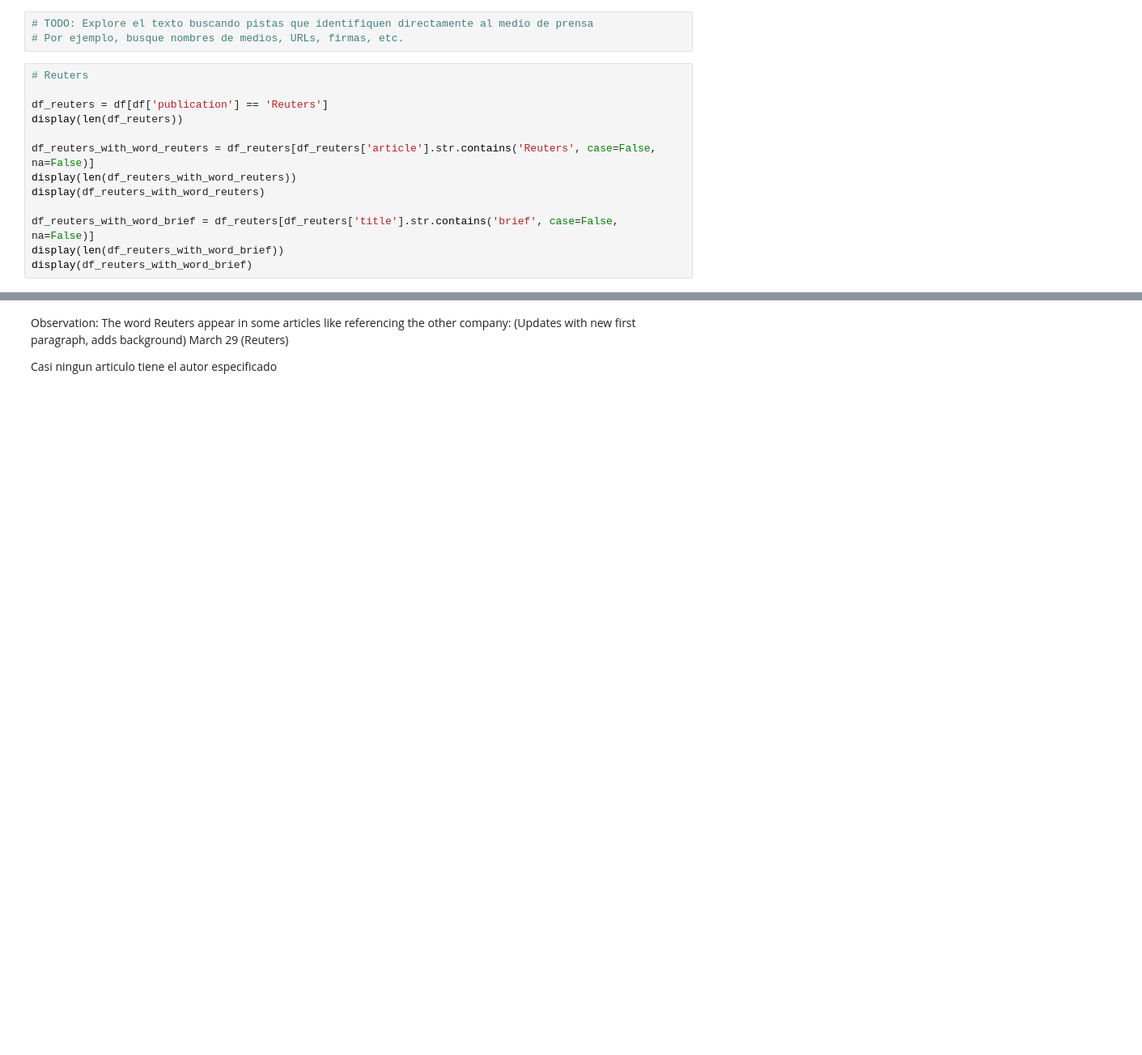
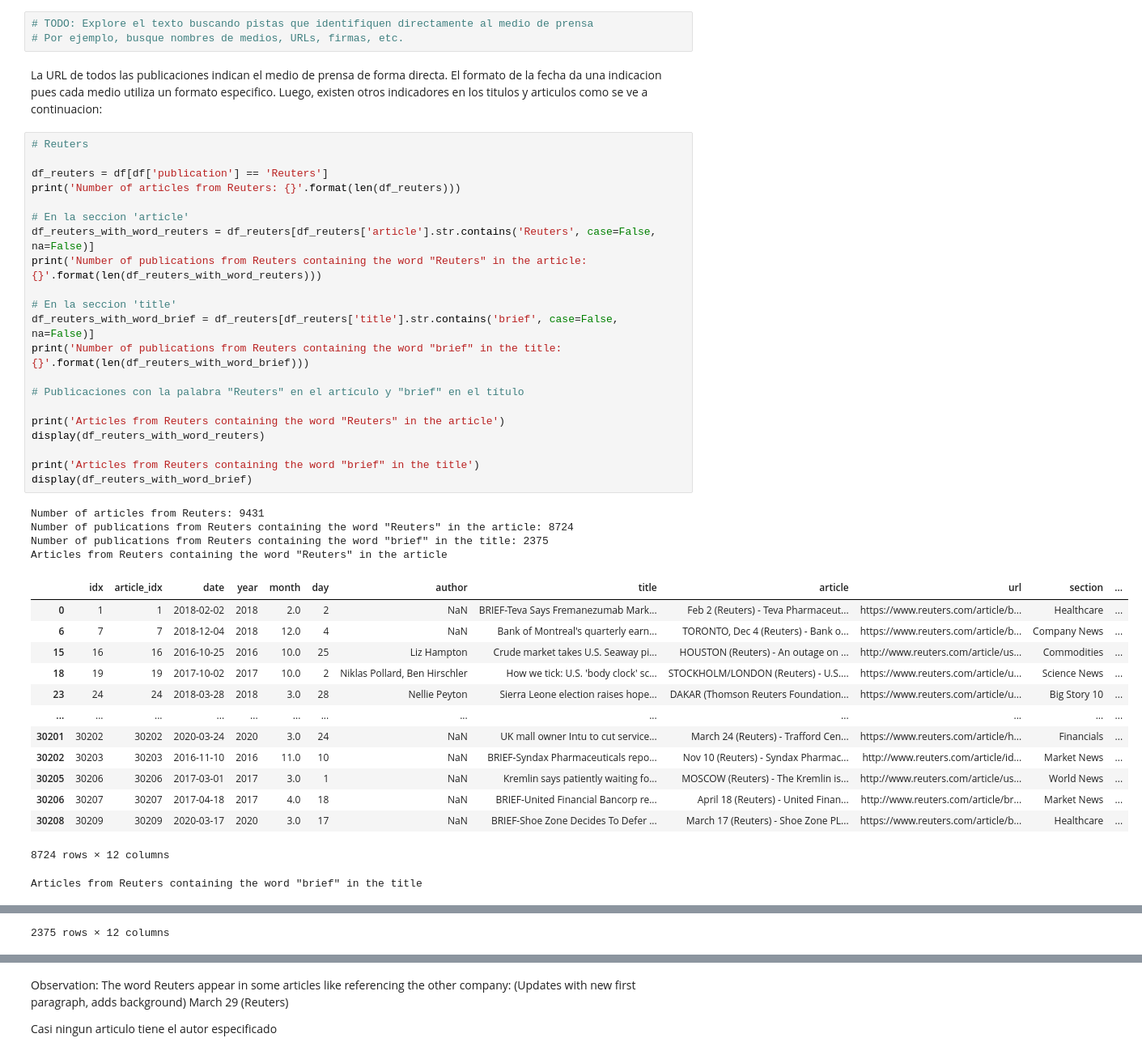
Before and after one commit to trujimat/Tarea-1-Introduccion-Ciencia-de-datos, a Jupyter notebook: Tarea1.ipynb, the cells around one changed output, grey strips where cells are left out. Shown at 81% size. Saved outputs shown, nothing was run; the diff lists cells and outputs as text; blank space fills up the shorter version.

```diff
--- a/Tarea1.ipynb
+++ b/Tarea1.ipynb
@@ -149,16 +242,47 @@ En caso de encontrarlas, comente si considera conveniente eliminarlas o reducir
 # %%
 # TODO: Explore el texto buscando pistas que identifiquen directamente al medio de prensa
 # Por ejemplo, busque nombres de medios, URLs, firmas, etc.
+# %% [markdown]
+La URL de todos las publicaciones indican el medio de prensa de forma directa.
+El formato de la fecha da una indicacion pues cada medio utiliza un formato especifico.
+Luego, existen otros indicadores en los titulos y articulos como se ve a continuacion:
 # %%
 # Reuters
 
 df_reuters = df[df['publication'] == 'Reuters']
-display(len(df_reuters))
+print('Number of articles from Reuters: {}'.format(len(df_reuters)))
 
+# En la seccion 'article'
 df_reuters_with_word_reuters = df_reuters[df_reuters['article'].str.contains('Reuters', case=False, na=False)]
-display(len(df_reuters_with_word_reuters))
+print('Number of publications from Reuters containing the word "Reuters" in the article: {}'.format(len(df_reuters_with_word_reuters)))
+
+# En la seccion 'title'
+df_reuters_with_word_brief = df_reuters[df_reuters['title'].str.contains('brief', case=False, na=False)]
+print('Number of publications from Reuters containing the word "brief" in the title: {}'.format(len(df_reuters_with_word_brief)))
+
+# Publicaciones con la palabra "Reuters" en el artículo y "brief" en el título
+
+print('Articles from Reuters containing the word "Reuters" in the article')
 display(df_reuters_with_word_reuters)
 
-df_reuters_with_word_brief = df_reuters[df_reuters['title'].str.contains('brief', case=False, na=False)]
-display(len(df_reuters_with_word_brief))
+print('Articles from Reuters containing the word "brief" in the title')
 display(df_reuters_with_word_brief)
+# %% [output]
+Number of articles from Reuters: 9431
+Number of publications from Reuters containing the word "Reuters" in the article: 8724
+Number of publications from Reuters containing the word "brief" in the title: 2375
+Articles from Reuters containing the word "Reuters" in the article
+|  | idx | article_idx | date | year | month | day | author | title | article | url | section | ... |
+| 0 | 1 | 1 | 2018-02-02 | 2018 | 2.0 | 2 | NaN | BRIEF-Teva Says Fremanezumab Mark... | Feb 2 (Reuters) - Teva Pharmaceut... | https://www.reuters.com/article/b... | Healthcare | ... |
+| 6 | 7 | 7 | 2018-12-04 | 2018 | 12.0 | 4 | NaN | Bank of Montreal's quarterly earn... | TORONTO, Dec 4 (Reuters) - Bank o... | https://www.reuters.com/article/b... | Company News | ... |
+| 15 | 16 | 16 | 2016-10-25 | 2016 | 10.0 | 25 | Liz Hampton | Crude market takes U.S. Seaway pi... | HOUSTON (Reuters) - An outage on ... | http://www.reuters.com/article/us... | Commodities | ... |
+| 18 | 19 | 19 | 2017-10-02 | 2017 | 10.0 | 2 | Niklas Pollard, Ben Hirschler | How we tick: U.S. 'body clock' sc... | STOCKHOLM/LONDON (Reuters) - U.S.... | https://www.reuters.com/article/u... | Science News | ... |
+| 23 | 24 | 24 | 2018-03-28 | 2018 | 3.0 | 28 | Nellie Peyton | Sierra Leone election raises hope... | DAKAR (Thomson Reuters Foundation... | https://www.reuters.com/article/u... | Big Story 10 | ... |
+| ... | ... | ... | ... | ... | ... | ... | ... | ... | ... | ... | ... | ... |
+| 30201 | 30202 | 30202 | 2020-03-24 | 2020 | 3.0 | 24 | NaN | UK mall owner Intu to cut service... | March 24 (Reuters) - Trafford Cen... | https://www.reuters.com/article/h... | Financials | ... |
+| 30202 | 30203 | 30203 | 2016-11-10 | 2016 | 11.0 | 10 | NaN | BRIEF-Syndax Pharmaceuticals repo... | Nov 10 (Reuters) - Syndax Pharmac... | http://www.reuters.com/article/id... | Market News | ... |
+| 30205 | 30206 | 30206 | 2017-03-01 | 2017 | 3.0 | 1 | NaN | Kremlin says patiently waiting fo... | MOSCOW (Reuters) - The Kremlin is... | http://www.reuters.com/article/us... | World News | ... |
+| 30206 | 30207 | 30207 | 2017-04-18 | 2017 | 4.0 | 18 | NaN | BRIEF-United Financial Bancorp re... | April 18 (Reuters) - United Finan... | http://www.reuters.com/article/br... | Market News | ... |
+| 30208 | 30209 | 30209 | 2020-03-17 | 2020 | 3.0 | 17 | NaN | BRIEF-Shoe Zone Decides To Defer ... | March 17 (Reuters) - Shoe Zone PL... | https://www.reuters.com/article/b... | Healthcare | ... |
+8724 rows × 12 columns
+Articles from Reuters containing the word "brief" in the title
@@ -165,3 +301,4 @@ display(df_reuters_with_word_brief)
+2375 rows × 12 columns
 # %%
 # People
 
```
Also changed, not shown: parts of 20 cells of this notebook, 1 other file.
